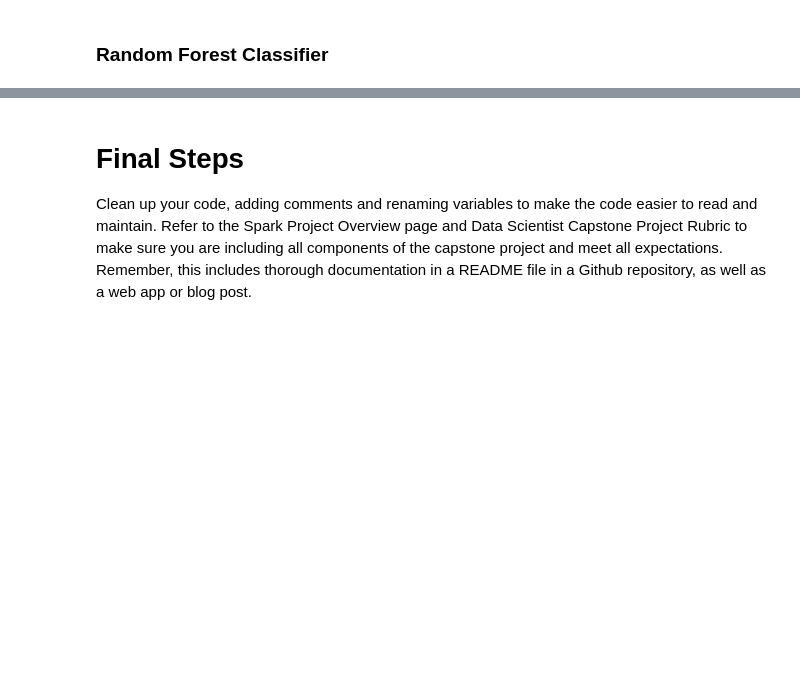
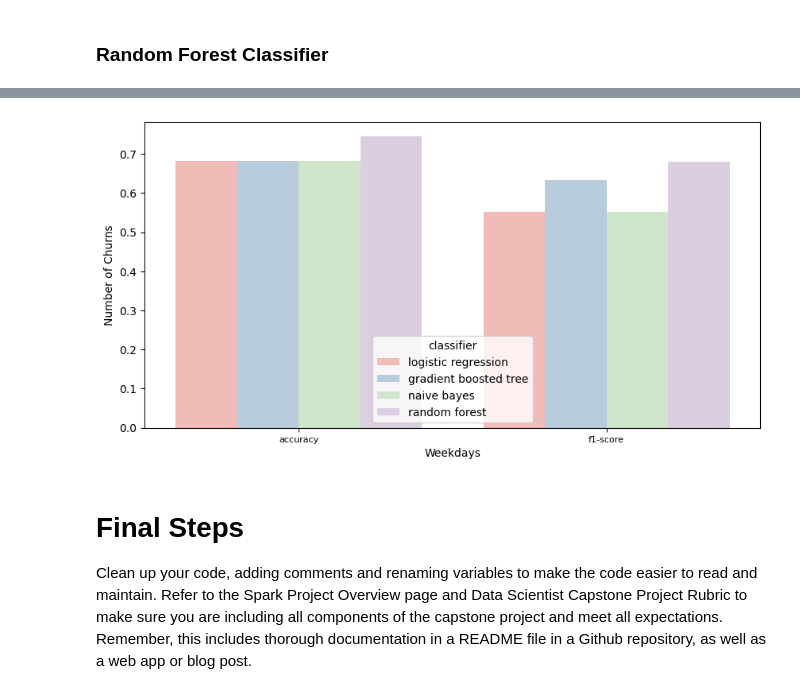
Before and after one commit to audidatacamp370/p4_capstone_spakify, a Jupyter notebook: Sparkify.ipynb, the cells around one changed output, grey strips where cells are left out. Cells and saved outputs as stored; diff of their text form; code cells hidden in the pictures; blank space fills up the shorter version.

```diff
--- a/Sparkify.ipynb
+++ b/Sparkify.ipynb
@@ -717,0 +785,6 @@ print(f'{end-start}')
+# %%
+rf_acc=rf_results.filter(rf_results.churned==rf_results.prediction).count()/rf_results.count()
+# %%
+rf_f1=rf_evaluator.evaluate(rf_results)
+# %%
+eval_summary['random forest']= [rf_acc,rf_f1]
@@ -717,0 +799,4 @@ print(f'{end-start}')
+# %%
+summary=eval_summary.unstack().reset_index()
+summary.columns=['classifier','score', 'value']
+summary
@@ -718,3 +813,11 @@ print(f'{end-start}')
+# %%
+plt.figure( figsize=[10,5])
+ax=sns.barplot(data=summary,hue='classifier',y='value',x='score',palette='Pastel1');
+ax.set_xticklabels(ax.get_xticklabels(), fontsize=8)
+plt.xlabel('Weekdays')
+plt.ylabel('Number of Churns');
+# %% [output]
+[figure, added]
 # %% [markdown]
 # Final Steps
 Clean up your code, adding comments and renaming variables to make the code easier to read and maintain. Refer to the Spark Project Overview page and Data Scientist Capstone Project Rubric to make sure you are including all components of the capstone project and meet all expectations. Remember, this includes thorough documentation in a README file in a Github repository, as well as a web app or blog post.
```
Also changed, not shown: parts of 35 cells of this notebook.
